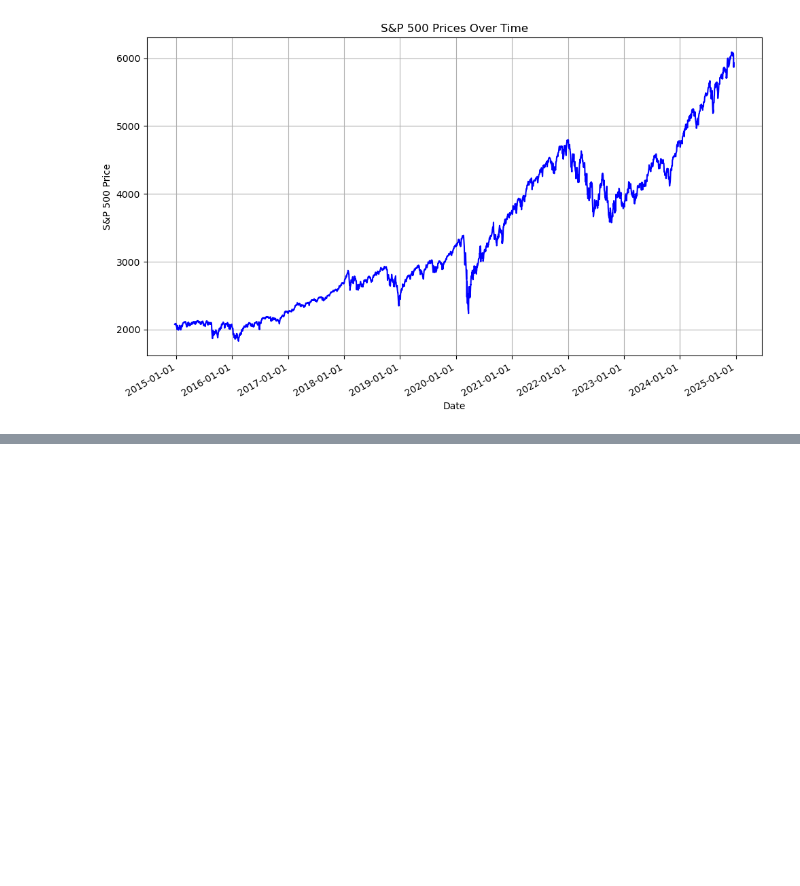
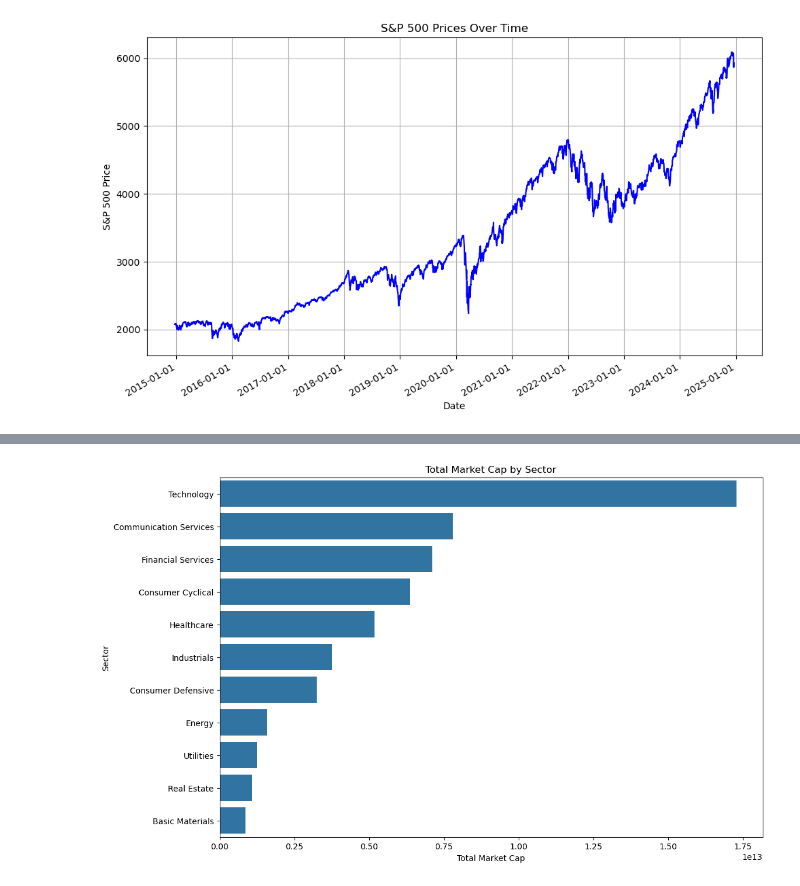
Before and after one commit to MBrozhko34/Data-Analytics-Coursework, a Jupyter notebook: CS910 S&P 500 Data Analysis.ipynb, the cells around one changed output, grey strips where cells are left out. Saved outputs shown, nothing was run; the diff lists cells and outputs as text; code cells hidden in the pictures; blank space fills up the shorter version.

```diff
--- a/CS910 S&P 500 Data Analysis.ipynb
+++ b/CS910 S&P 500 Data Analysis.ipynb
@@ -97,0 +120,19 @@ plt.show()
+# %%
+# Calculate the total Market Cap per Sector
+sector_total_marketcap = df_comp.groupby('Sector')['Marketcap'].sum().sort_values(ascending=False)
+
+# Set the plot size
+plt.figure(figsize=(12, 8))
+
+# Create the barplot
+sns.barplot(x=sector_total_marketcap.values, y=sector_total_marketcap.index)
+
+# Add titles and labels
+plt.xlabel('Total Market Cap')
+plt.ylabel('Sector')
+plt.title('Total Market Cap by Sector')
+
+# Display the plot
+plt.show()
+# %% [output]
+[figure, added]
```
Also changed, not shown: parts of 29 cells of this notebook.
